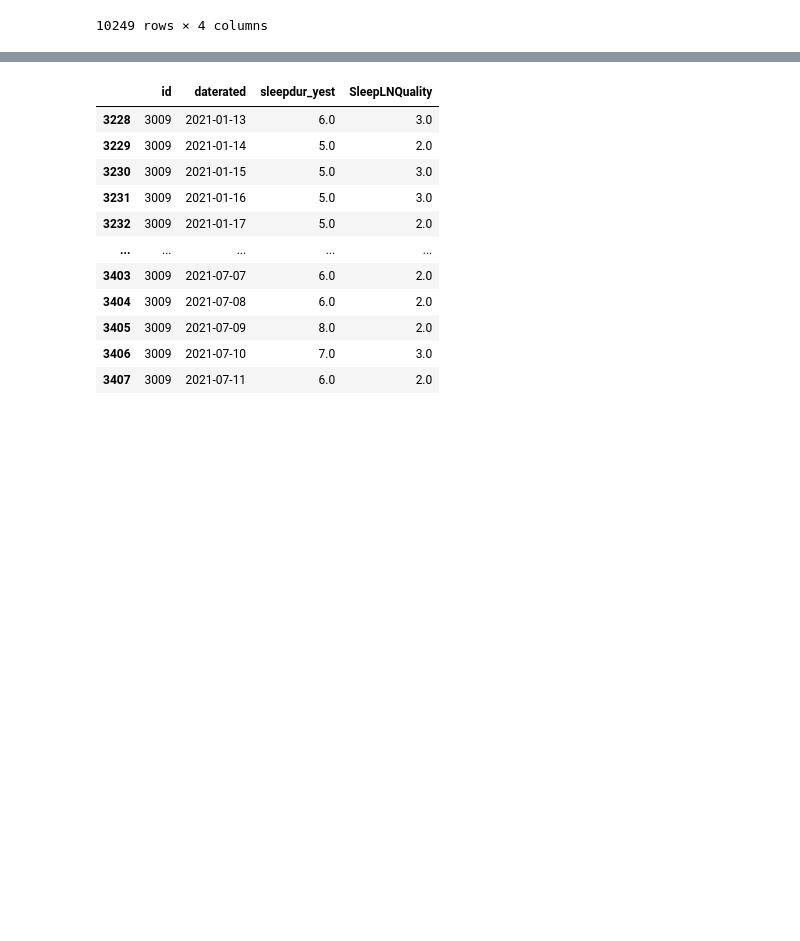
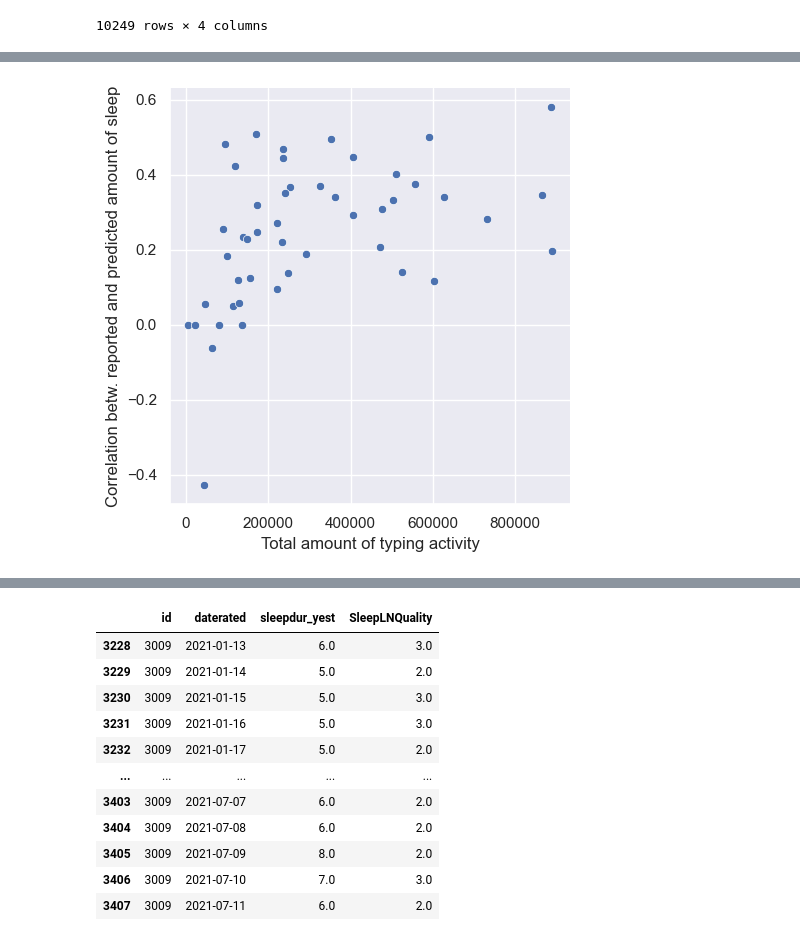
Before and after one commit to Valkje/graph-svd, a Jupyter notebook: clear3_sleep.ipynb, the cells around one changed output, grey strips where cells are left out. Drawn from its saved outputs; the diff is of its cells as text; code cells hidden in the pictures; blank space fills up the shorter version.

```diff
--- a/clear3_sleep.ipynb
+++ b/clear3_sleep.ipynb
@@ -109,0 +275,13 @@ self_reports
+# %%
+total_activities = [np.sum(np.array(res['Mactivity'])) for res in gsvd_results.values()]
+cor_reports['activity'] = total_activities
+
+sns.relplot(cor_reports, x='activity', y='correlation')\
+    .set(
+        xlabel="Total amount of typing activity",
+        ylabel="Correlation betw. reported and predicted amount of sleep"
+    )
+
+plt.savefig("images/cor_activity.png", dpi=300)
+# %% [output]
+[figure, added]
```
Also changed, not shown: parts of 24 cells of this notebook.
